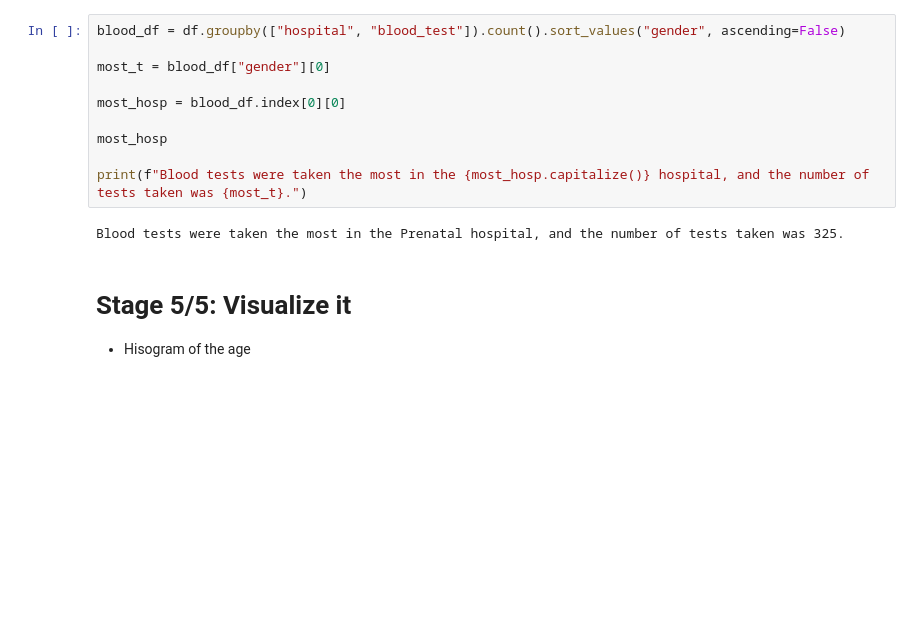
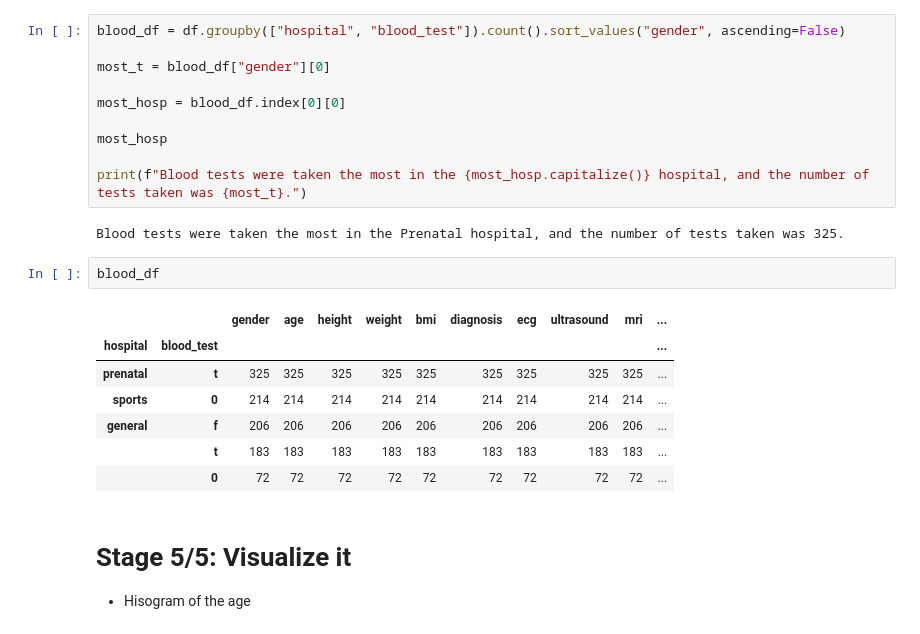
Before and after one commit to L-Fandangle042/HospitalDataExp, a Jupyter notebook: hospitals copy.ipynb, the cells around one changed output. Cells and saved outputs as stored; diff of their text form; blank space fills up the shorter version.

```diff
--- a/hospitals copy.ipynb
+++ b/hospitals copy.ipynb
@@ -274,6 +274,16 @@ most_hosp
 print(f"Blood tests were taken the most in the {most_hosp.capitalize()} hospital, and the number of tests taken was {most_t}.")
 # %% [output]
 Blood tests were taken the most in the Prenatal hospital, and the number of tests taken was 325.
+# %%
+blood_df
+# %% [output]
+|  |  | gender | age | height | weight | bmi | diagnosis | ecg | ultrasound | mri | ... |
+| hospital | blood_test |  |  |  |  |  |  |  |  |  | ... |
+| prenatal | t | 325 | 325 | 325 | 325 | 325 | 325 | 325 | 325 | 325 | ... |
+| sports | 0 | 214 | 214 | 214 | 214 | 214 | 214 | 214 | 214 | 214 | ... |
+| general | f | 206 | 206 | 206 | 206 | 206 | 206 | 206 | 206 | 206 | ... |
+|  | t | 183 | 183 | 183 | 183 | 183 | 183 | 183 | 183 | 183 | ... |
+|  | 0 | 72 | 72 | 72 | 72 | 72 | 72 | 72 | 72 | 72 | ... |
 # %% [markdown]
 # Stage 5/5: Visualize it
 
```
